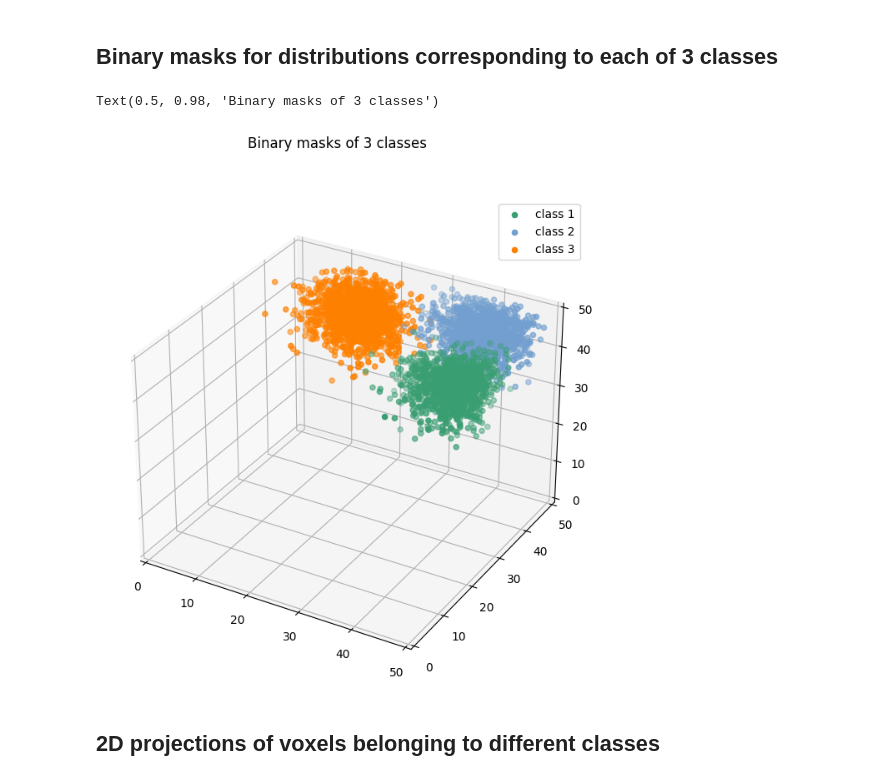
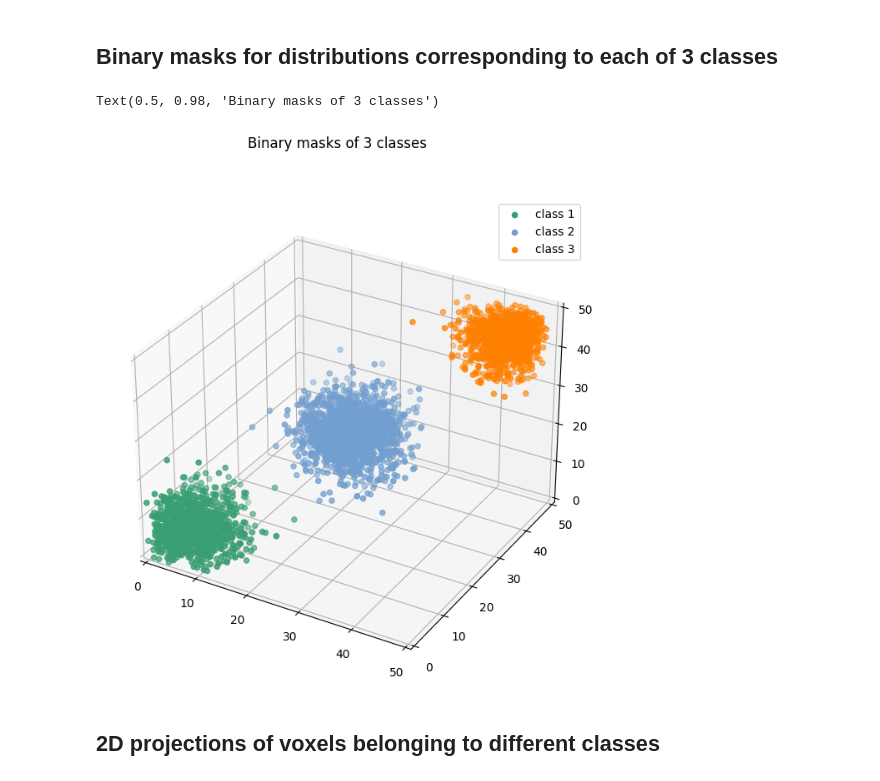
Before and after one commit to 1101AlexZab1011/deepmeg, a Jupyter notebook: dev/res_conv_3d.ipynb, the cells around one changed output. Saved outputs shown, nothing was run; the diff lists cells and outputs as text; code cells hidden in the pictures.

```diff
--- a/dev/res_conv_3d.ipynb
+++ b/dev/res_conv_3d.ipynb
@@ -472,25 +472,25 @@ colors = ['#181930', '#381535', '#A8109A', '#729FCF', '#FF8000']
 # %%
 %matplotlib inline
 
 fig, ax = plt.subplots(1, 1, figsize=(7.5, 7.5), subplot_kw=dict(projection='3d'))
 
 shape = 50, 50, 50
 sigma = .125
 
-mask = gen_3d_prob((45, 25, 45), shape, partial(gprob, sigma=sigma))
+mask = gen_3d_prob((5, 5, 5), shape, partial(gprob, sigma=sigma))
 ax.scatter(*np.where(mask == 1), color="#399e72")
-mask = gen_3d_prob((40, 45, 45), shape, partial(gprob, sigma=sigma))
+mask = gen_3d_prob((25, 25, 25), shape, partial(gprob, sigma=sigma))
 ax.scatter(*np.where(mask == 1), color=colors[-2])
-mask = gen_3d_prob((15, 45, 40), shape, partial(gprob, sigma=sigma))
+mask = gen_3d_prob((45, 45, 45), shape, partial(gprob, sigma=sigma))
 ax.scatter(*np.where(mask == 1), color=colors[-1])
 ax.legend(['class 1', 'class 2', 'class 3'])
 ax.set_xlim(0, 50)
 ax.set_ylim(0, 50)
 ax.set_zlim(0, 50)
 fig.suptitle('Binary masks of 3 classes')
 # %% [output]
 Text(0.5, 0.98, 'Binary masks of 3 classes')
-[figure, old version]
+[figure, new version]
 # %% [markdown]
 ## 2D projections of voxels belonging to different classes
 # %%
```
Also changed, not shown: parts of 11 cells of this notebook, 2 other files.
